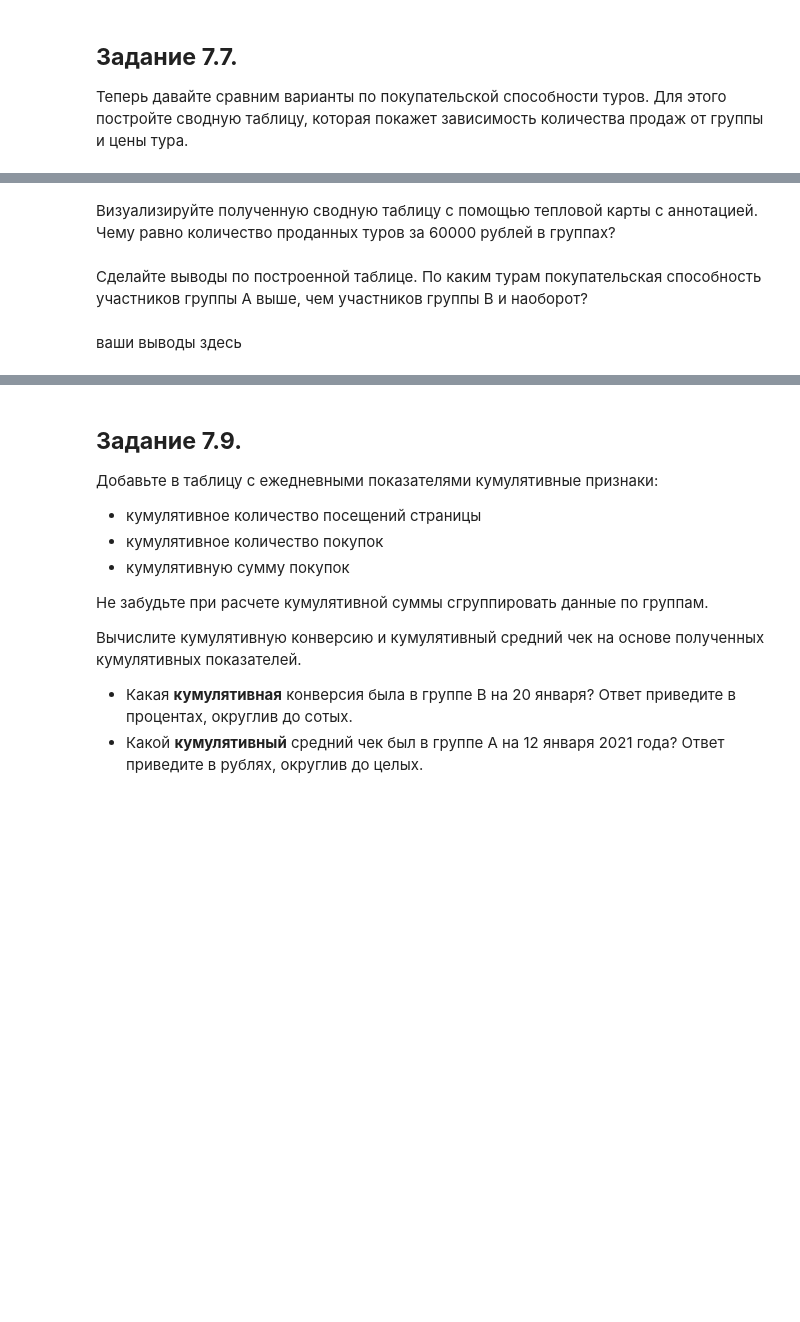
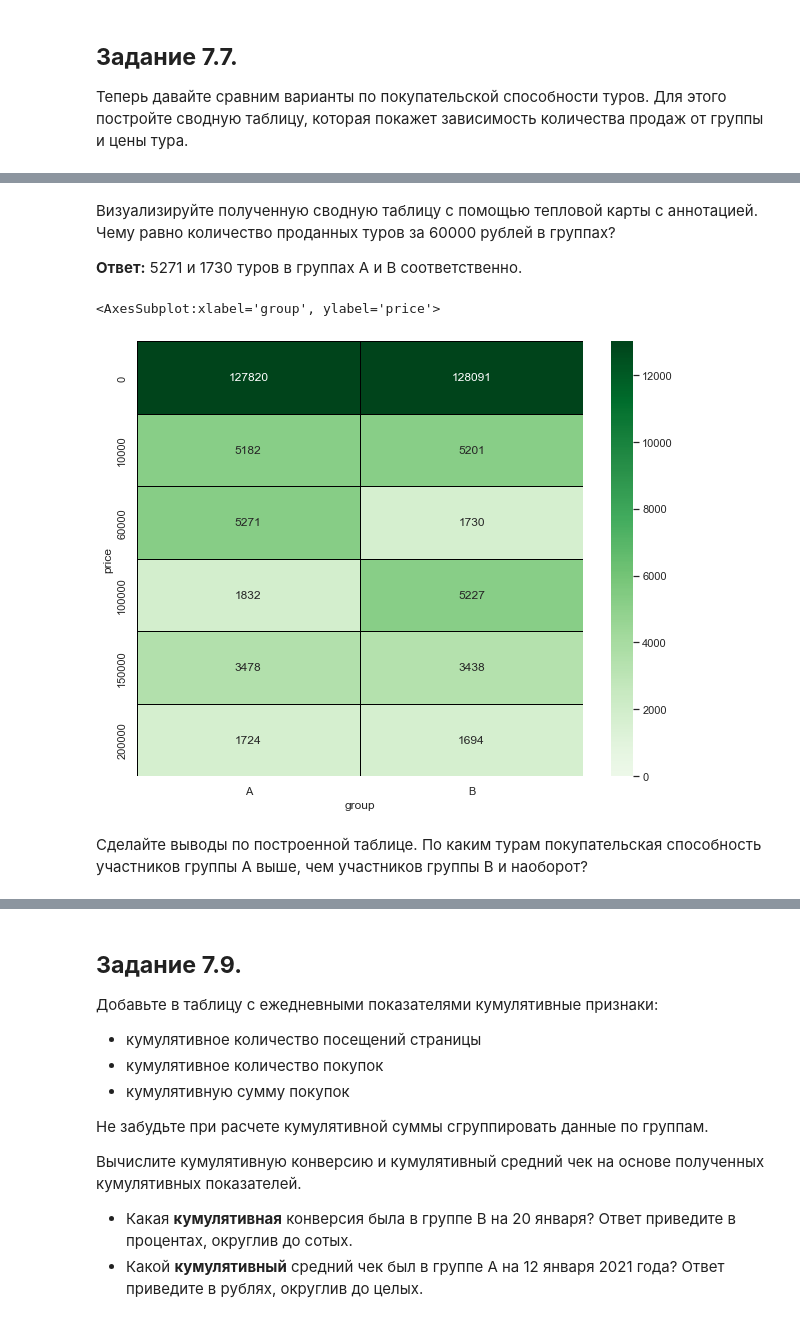
Before and after one commit to madskillskill/sf_data_science, a Jupyter notebook: EDA-5/EDA_5_report.ipynb, the cells around one changed output, grey strips where cells are left out. Cells and saved outputs as stored; diff of their text form; code cells hidden in the pictures; blank space fills up the shorter version.

```diff
--- a/EDA-5/EDA_5_report.ipynb
+++ b/EDA-5/EDA_5_report.ipynb
@@ -136,6 +136,7 @@ print(len(td_id_intersect))
 # %%
 td_upd = td[td['user_id'].apply(lambda x: x not in td_id_intersect)]
 display(td_upd.info())
+td = td_upd
 # %% [output]
 <class 'pandas.core.frame.DataFrame'>
 Int64Index: 290688 entries, 0 to 294477
@@ -199,0 +236,9 @@ None
+# %%
+table = td.pivot_table(
+    values='purchase',
+    index='price',
+    columns='group',
+    aggfunc='count',
+)
+
+display(table)
@@ -200,3 +254,5 @@ None
 # %% [markdown]
 Визуализируйте полученную сводную таблицу с помощью тепловой карты с аннотацией.
 Чему равно количество проданных туров за 60000 рублей в группах?
+
+**Ответ:** 5271 и 1730 туров в группах А и В соответственно.
@@ -205,4 +259,10 @@ None
+# %%
+sns.set(rc={"figure.figsize":(10, 8)})
+sns.heatmap(table, annot = True, vmin=0, vmax=13000,\
+    center=6000, cmap='Greens', fmt='1g', linecolor='Black',\
+    linewidth=1)
+# %% [output]
+<AxesSubplot:xlabel='group', ylabel='price'>
+[figure, added]
 # %% [markdown]
 Сделайте выводы по построенной таблице. По каким турам покупательская способность участников группы А выше, чем участников группы B и наоборот?
-# %% [markdown]
-ваши выводы здесь
```
Also changed, not shown: parts of 29 cells of this notebook, 2 other files.
